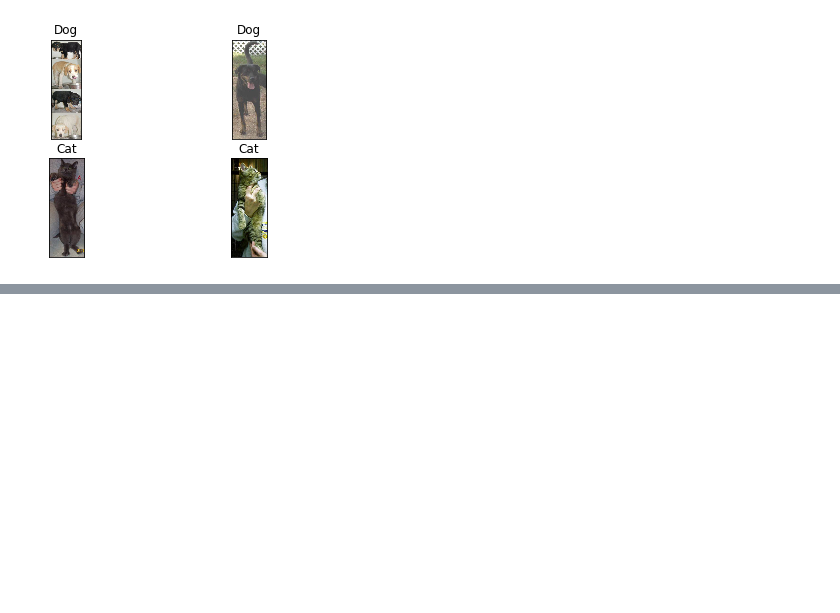
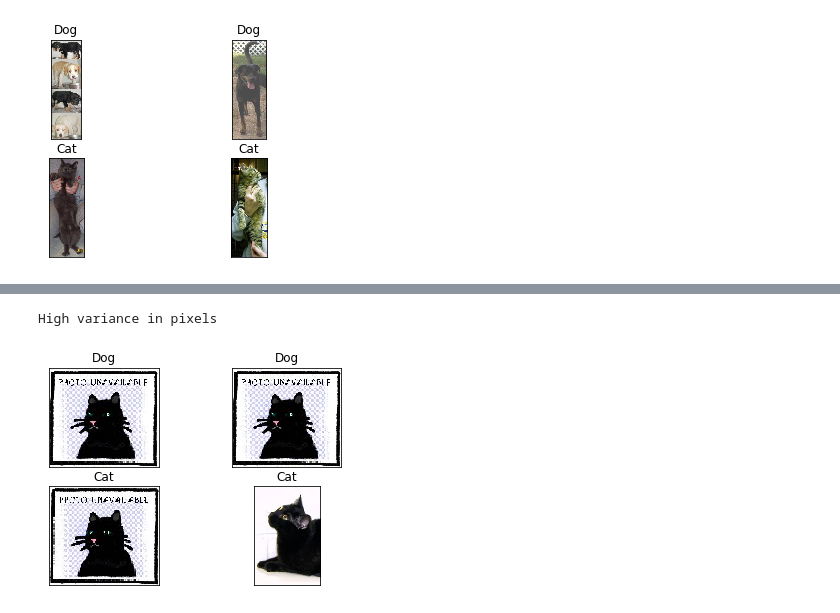
Before and after one commit to Bielicki/tensorflow_practice, a Jupyter notebook: Cats vs. Dogs/Cats vs. Dogs preprocessing.ipynb, the cells around one changed output, grey strips where cells are left out. Cells and saved outputs as stored; diff of their text form; code cells hidden in the pictures; blank space fills up the shorter version.

```diff
--- a/Cats vs. Dogs/Cats vs. Dogs preprocessing.ipynb
+++ b/Cats vs. Dogs/Cats vs. Dogs preprocessing.ipynb
@@ -136,0 +163,6 @@ Lowest aspect ratio
+# %%
+print('High variance in pixels')
+show_images(df.sort_values(by='std')['path'].tail(4))
+# %% [output]
+High variance in pixels
+[figure, added]
```
Also changed, not shown: parts of 11 cells of this notebook.
